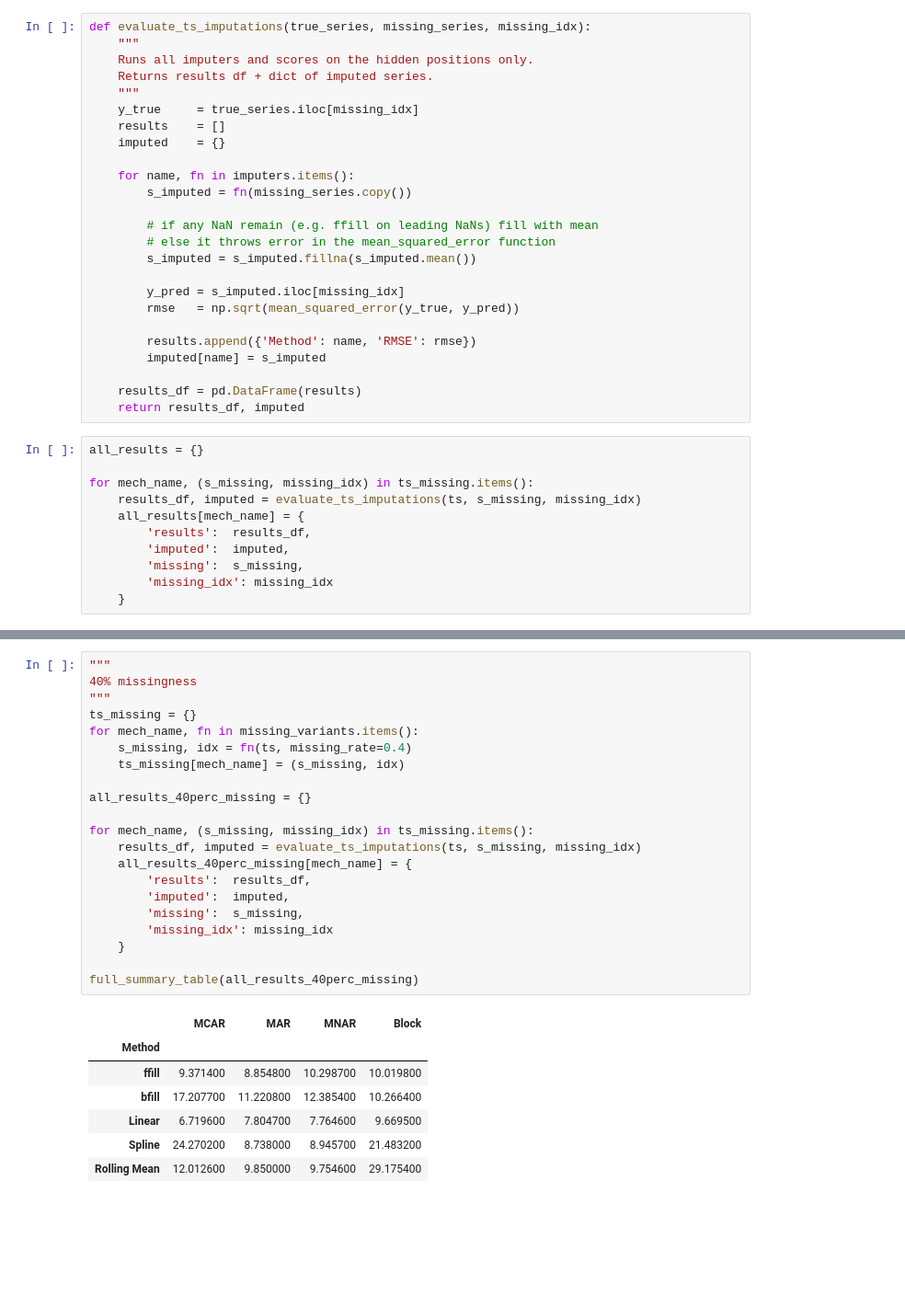
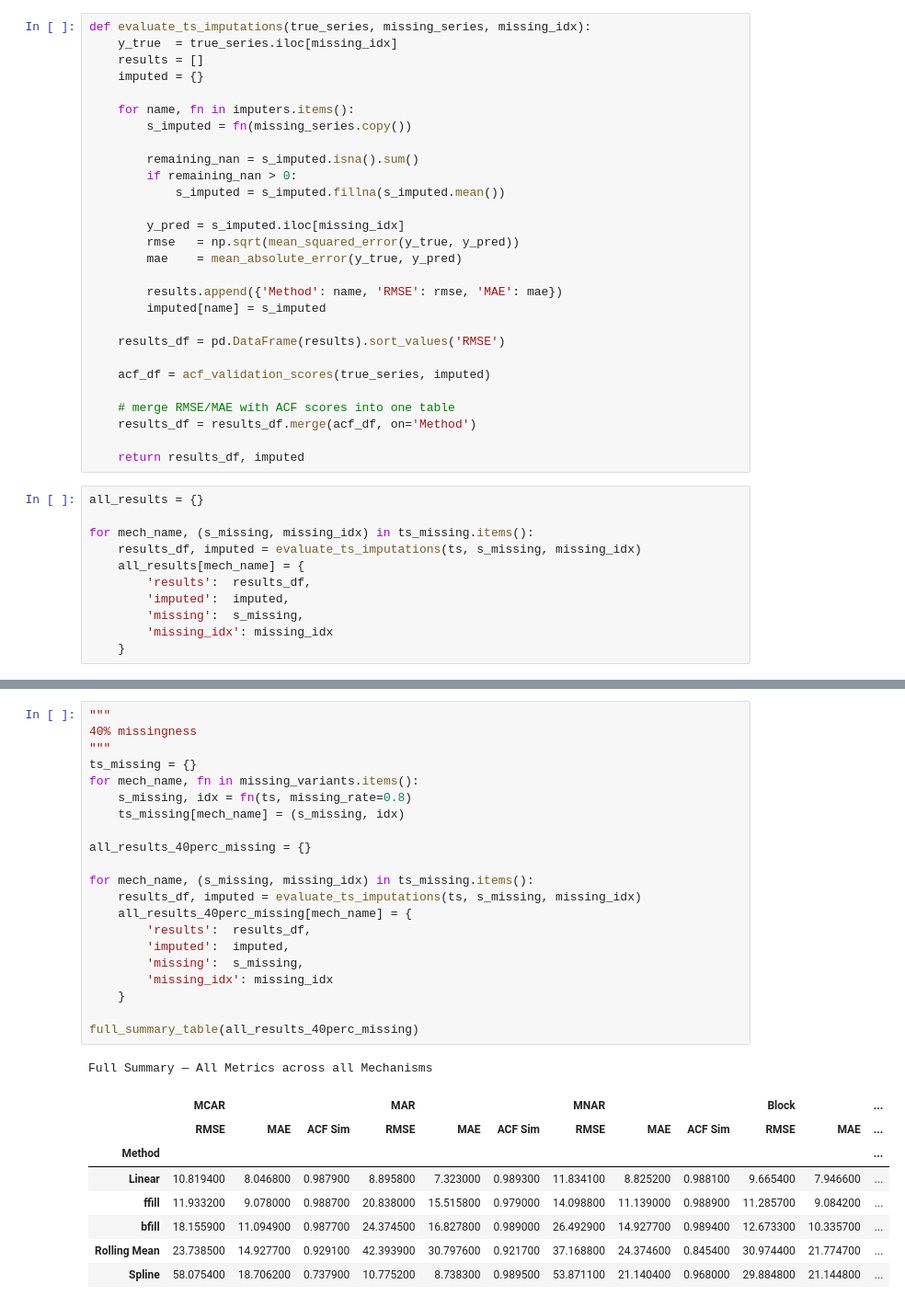
Before and after one commit to aravisv/Data-science-learning-notes, a Jupyter notebook: missing_values/missing_values_time_series.ipynb, the cells around one changed output, grey strips where cells are left out. Shown at 92% size. Drawn from its saved outputs; the diff is of its cells as text; blank space fills up the shorter version.

Commit message:
updated timeseries notebook - added MAE,ACF for validation, added function to plot imputed values

```diff
--- a/missing_values/missing_values_time_series.ipynb
+++ b/missing_values/missing_values_time_series.ipynb
@@ -178,27 +212,30 @@ imputers = {
 # %%
 def evaluate_ts_imputations(true_series, missing_series, missing_idx):
-    """
-    Runs all imputers and scores on the hidden positions only.
-    Returns results df + dict of imputed series.
-    """
-    y_true     = true_series.iloc[missing_idx]
-    results    = []
-    imputed    = {}
+    y_true  = true_series.iloc[missing_idx]
+    results = []
+    imputed = {}
 
     for name, fn in imputers.items():
         s_imputed = fn(missing_series.copy())
 
-        # if any NaN remain (e.g. ffill on leading NaNs) fill with mean
-        # else it throws error in the mean_squared_error function
-        s_imputed = s_imputed.fillna(s_imputed.mean())
+        remaining_nan = s_imputed.isna().sum()
+        if remaining_nan > 0:
+            s_imputed = s_imputed.fillna(s_imputed.mean())
 
         y_pred = s_imputed.iloc[missing_idx]
         rmse   = np.sqrt(mean_squared_error(y_true, y_pred))
+        mae    = mean_absolute_error(y_true, y_pred)
 
-        results.append({'Method': name, 'RMSE': rmse})
+        results.append({'Method': name, 'RMSE': rmse, 'MAE': mae})
         imputed[name] = s_imputed
 
-    results_df = pd.DataFrame(results)
+    results_df = pd.DataFrame(results).sort_values('RMSE')
+
+    acf_df = acf_validation_scores(true_series, imputed)
+
+    # merge RMSE/MAE with ACF scores into one table
+    results_df = results_df.merge(acf_df, on='Method')
+
     return results_df, imputed
 # %%
 all_results = {}
@@ -273,29 +365,31 @@ full_summary_table(all_results_30perc_missing)
 # %%
 """
 40% missingness
 """
 ts_missing = {}
 for mech_name, fn in missing_variants.items():
-    s_missing, idx = fn(ts, missing_rate=0.4)
+    s_missing, idx = fn(ts, missing_rate=0.8)
     ts_missing[mech_name] = (s_missing, idx)
 
 all_results_40perc_missing = {}
 
 for mech_name, (s_missing, missing_idx) in ts_missing.items():
     results_df, imputed = evaluate_ts_imputations(ts, s_missing, missing_idx)
     all_results_40perc_missing[mech_name] = {
         'results':  results_df,
         'imputed':  imputed,
         'missing':  s_missing,
         'missing_idx': missing_idx
     }
 
 full_summary_table(all_results_40perc_missing)
 # %% [output]
+Full Summary — All Metrics across all Mechanisms
-|  | MCAR | MAR | MNAR | Block |
-| Method |  |  |  |  |
-| ffill | 9.371400 | 8.854800 | 10.298700 | 10.019800 |
-| bfill | 17.207700 | 11.220800 | 12.385400 | 10.266400 |
-| Linear | 6.719600 | 7.804700 | 7.764600 | 9.669500 |
-| Spline | 24.270200 | 8.738000 | 8.945700 | 21.483200 |
-| Rolling Mean | 12.012600 | 9.850000 | 9.754600 | 29.175400 |
+|  | MCAR |  |  | MAR |  |  | MNAR |  |  | Block |  | ... |
+|  | RMSE | MAE | ACF Sim | RMSE | MAE | ACF Sim | RMSE | MAE | ACF Sim | RMSE | MAE | ... |
+| Method |  |  |  |  |  |  |  |  |  |  |  | ... |
+| Linear | 10.819400 | 8.046800 | 0.987900 | 8.895800 | 7.323000 | 0.989300 | 11.834100 | 8.825200 | 0.988100 | 9.665400 | 7.946600 | ... |
+| ffill | 11.933200 | 9.078000 | 0.988700 | 20.838000 | 15.515800 | 0.979000 | 14.098800 | 11.139000 | 0.988900 | 11.285700 | 9.084200 | ... |
+| bfill | 18.155900 | 11.094900 | 0.987700 | 24.374500 | 16.827800 | 0.989000 | 26.492900 | 14.927700 | 0.989400 | 12.673300 | 10.335700 | ... |
+| Rolling Mean | 23.738500 | 14.927700 | 0.929100 | 42.393900 | 30.797600 | 0.921700 | 37.168800 | 24.374600 | 0.845400 | 30.974400 | 21.774700 | ... |
+| Spline | 58.075400 | 18.706200 | 0.737900 | 10.775200 | 8.738300 | 0.989500 | 53.871100 | 21.140400 | 0.968000 | 29.884800 | 21.144800 | ... |
```
Also changed, not shown: parts of 6 cells of this notebook.
